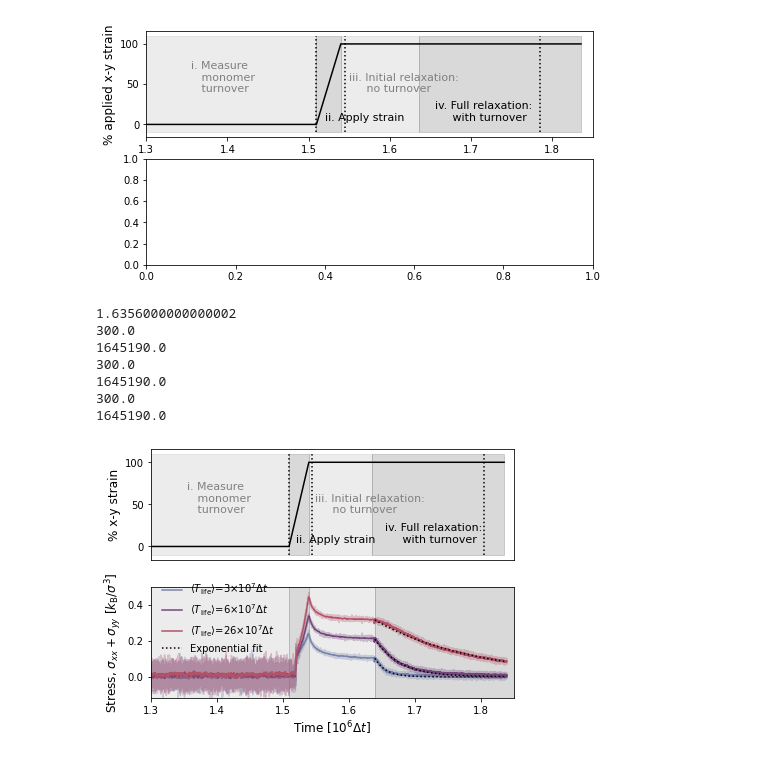
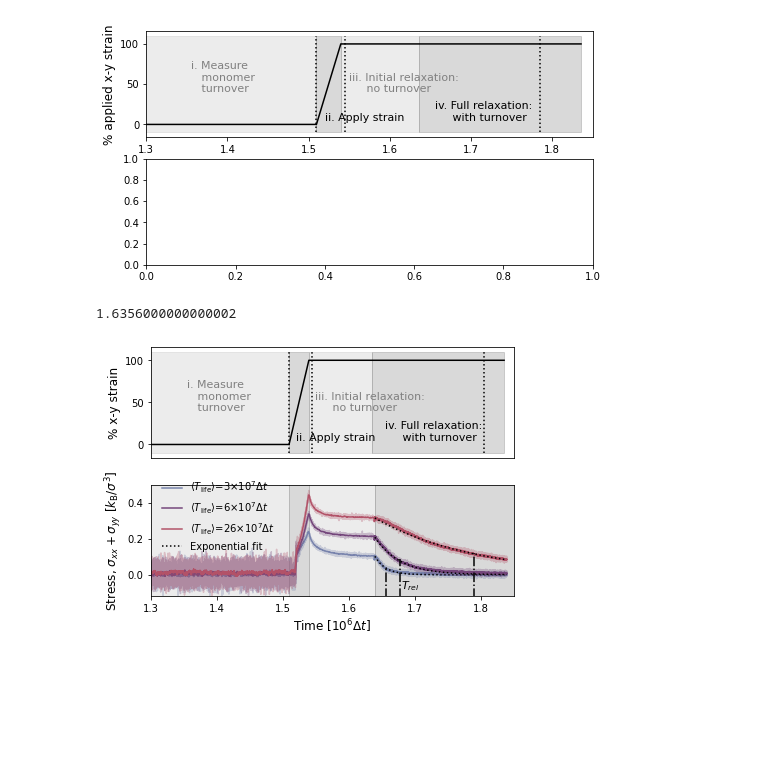
Before and after one commit to Billie1717/ColIVTurnover_Simulations, a Jupyter notebook: Data_and_Figures/Fig_NewAlignedRelaxation/PlottingSimulationProtocolRevision.ipynb, the cells around one changed output. Saved outputs shown, nothing was run; the diff lists cells and outputs as text; code cells hidden in the pictures; blank space fills up the shorter version.

Commit message:
added stress-dome plot

```diff
--- a/Data_and_Figures/Fig_NewAlignedRelaxation/PlottingSimulationProtocolRevision.ipynb
+++ b/Data_and_Figures/Fig_NewAlignedRelaxation/PlottingSimulationProtocolRevision.ipynb
@@ -179,8 +166,6 @@ TmonAv = [3,6,26]
 
 lenT0 = 75922
 lenT1 = 3272
-#MP = "0.12 0.1 0.06 0.03 0.02 0.01".split() # ORIGINAL RANGE  0.12 0.1 0.06 0.03 0.02 0.01
-#BP = "0.04 0.03 0.02 0.01 0.007 0.003".split() # ORIGINAL RANGE 0.04 0.03 0.02 0.01 0.007 0.003
 MP = "0.12 0.1 0.06 0.03 0.02 0.01".split() # ORIGINAL RANGE  0.12 0.1 0.06 0.03 0.02 0.01
 BP = "0.04 0.03 0.02 0.01 0.007 0.003".split() # ORIGINAL RANGE 0.04 0.03 0.02 0.01 0.007 0.003
 MPs = "0.1 0.03 0.01".split()
@@ -234,45 +219,40 @@ for p in range(len(MPs)):
     tau = timePostStretch[intersection(stressPostStretch,phiTau)[0]]
     phiTheory = []
     for tt in range(len(timePostStretch)):
         t = timePostStretch[tt]
         phiTheory.append(phiform(phi0,phi_inf,tau,t))
 
     ax[1].plot(np.divide(Time[:int(t_InitRel*10**6/20)-2850],timeFactor),stressTotAv[:int(t_InitRel*10**6/20)-2850],color = ClrsRiciChosenHalf[p],alpha =0.3)
     ax[1].plot(np.divide(Time[int(t_InitRel*10**6/20)-1000:],timeFactor),stressTotAv[int(t_InitRel*10**6/20)-1000:],color = ClrsRiciChosenHalf[p],alpha =0.3)
-    #ax[1].plot(np.divide(Time,timeFactor),stressTotAv,color = ClrsRiciChosen[p],alpha =0.3)
 
     N=50
     rollingAv = np.convolve(stressTotAv, np.ones(N)/N, mode='valid')
-        #rollingAvY = np.convolve(stressY, np.ones(N)/N, mode='valid')
     timeAv = Time[int(N/2):-int(N/2-1)]
-    print(Time[int(t_InitRel/20)])
-    print(Time[int(t_InitRel*10**6/20)])
 
     ax[1].plot(np.divide(timeAv,timeFactor),rollingAv,color = ClrsRiciChosenHalf[p],linestyle = '-',label = r'$\langle T_{\mathrm{life}}\rangle$='+str(TmonAv[p])+r'$\times10^7\Delta t$')
-    #ax[1].plot(np.divide(timeAv[int(t_InitRel*10**6/20)-int(N/2):],timeFactor),rollingAv[int(t_InitRel*10**6/20)-int(N/2):],color = ClrsRiciChosen[p],linestyle = '-')
-    #ax[1].plot(np.divide(timeAv[:,timeFactor),rollingAv,color = ClrsRiciChosen[p],linestyle = '-')
 
     if p==2:
         ax[1].plot(np.divide(np.add(timePostStretch,Time[lenT0+lenT1]),timeFactor),phiTheory,linestyle = ':',color = 'black',label = 'Exponential fit')
     else:
         ax[1].plot(np.divide(np.add(timePostStretch,Time[lenT0+lenT1]),timeFactor),phiTheory,linestyle = ':',color = 'black')
-
-
+    tauAxis = np.add(np.divide(tau,timeFactor),t_InitRel)
+    if p==0:
+        ax[1].plot([tauAxis,tauAxis],[-0.13,0.04],linestyle = '-.',color = 'black')
+    if p==1:
+        ax[1].plot([tauAxis,tauAxis],[-0.13,0.09],linestyle = '-.',color = 'black')
+    if p==2:
+        ax[1].plot([tauAxis,tauAxis],[-0.13,0.12],linestyle = '-.',color = 'black')
 ax[1].set_ylabel(r'Stress, $\sigma_{xx}+\sigma_{yy}~[k_{\mathrm{B}}/\sigma^{3}]$',fontsize = 12)
 #ax.set_xlim([1.2,1.85])
+text2 = r"$T_{rel}$"
+ax[1].text(1.68,-0.08,text2,color = 'black',fontsize = 11)
 ax[1].set_ylim([-0.12,0.5])
 ax[1].set_xlim([1.3,1.85])
 ax[0].set_xticks([])
 ax[1].legend(frameon=False,loc = [0.02,0.37],fontsize = 10)
 fig.tight_layout()
 plotname = "Stress_relaxation_revision.pdf"
 fig.savefig(plotsdir + plotname)
 # %% [output]
 1.6356000000000002
-300.0
-1645190.0
-300.0
-1645190.0
-300.0
-1645190.0
-[figure, old version]
+[figure, new version]
```
Also changed, not shown: parts of 2 cells of this notebook, 15 other files.
